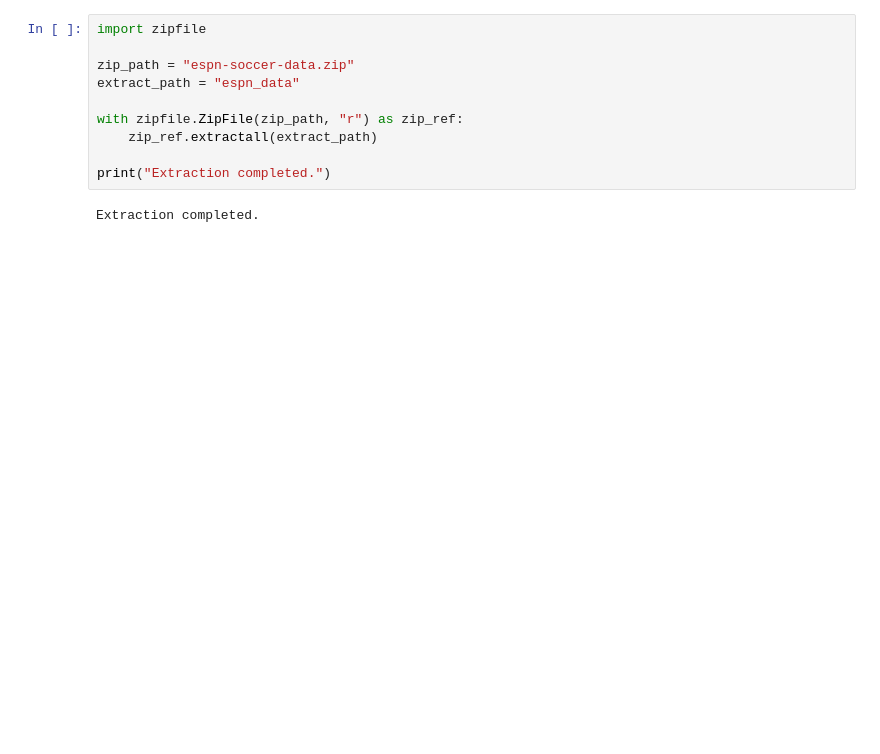
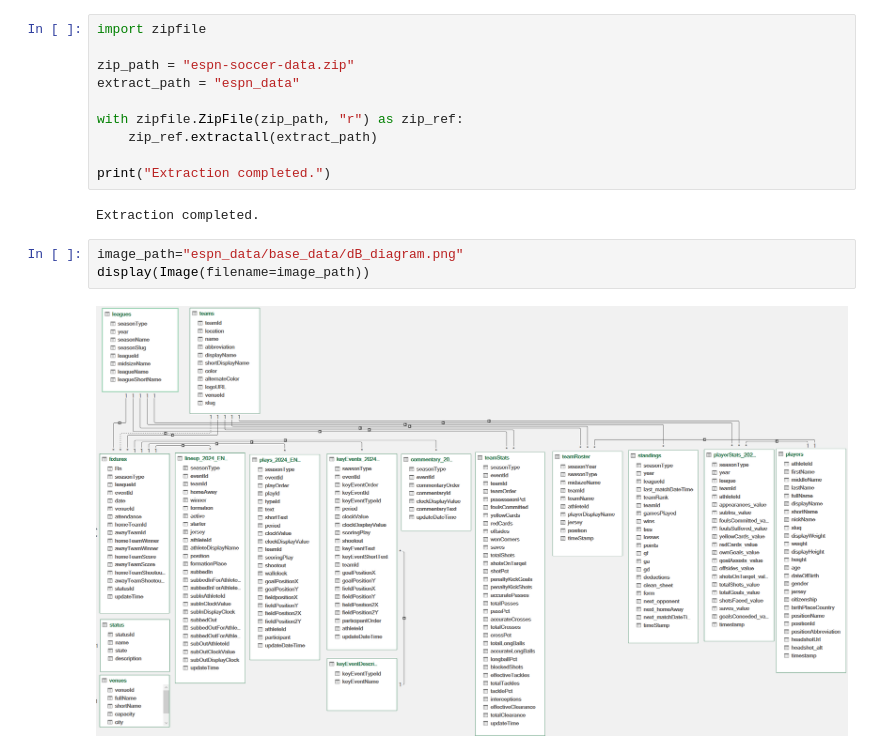
Before and after one commit to Ashwynkumar16/Football-Score-Predictor, a Jupyter notebook: MainNB.ipynb, the cells around one changed output. Drawn from its saved outputs; the diff is of its cells as text; blank space fills up the shorter version.

```diff
--- a/MainNB.ipynb
+++ b/MainNB.ipynb
@@ -44,3 +45,8 @@ with zipfile.ZipFile(zip_path, "r") as zip_ref:
 print("Extraction completed.")
 # %% [output]
 Extraction completed.
+# %%
+image_path="espn_data/base_data/dB_diagram.png"
+display(Image(filename=image_path))
+# %% [output]
+[figure, added]
```
Also changed, not shown: parts of 5 cells of this notebook.
